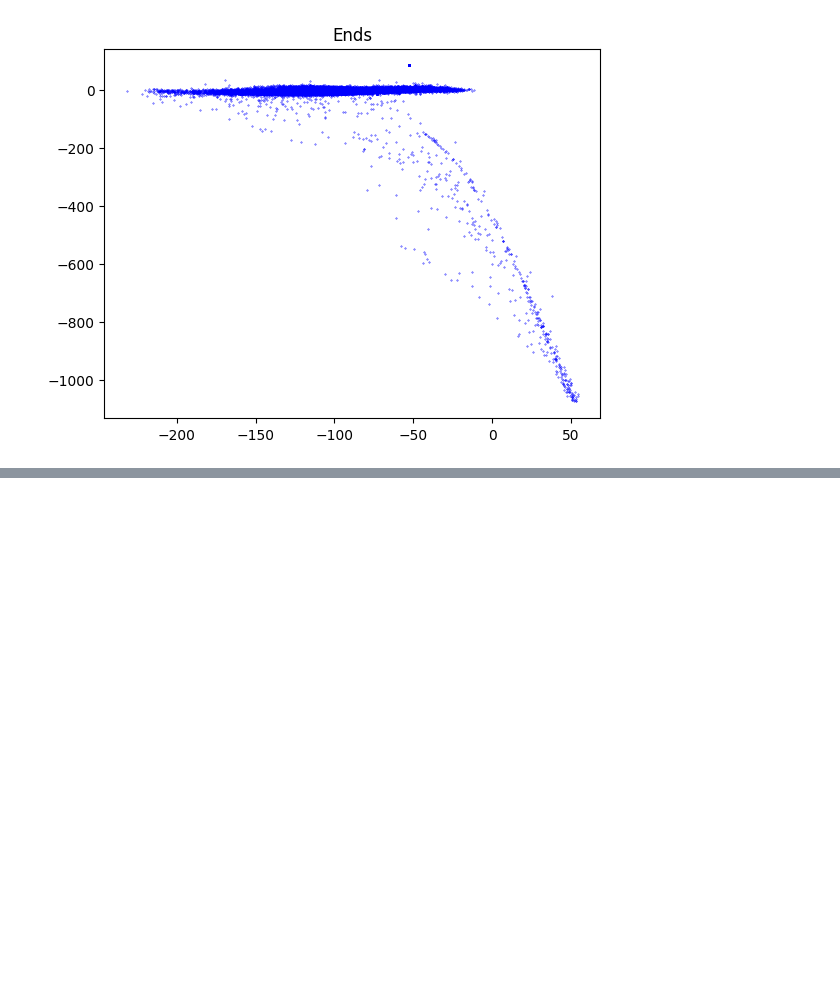
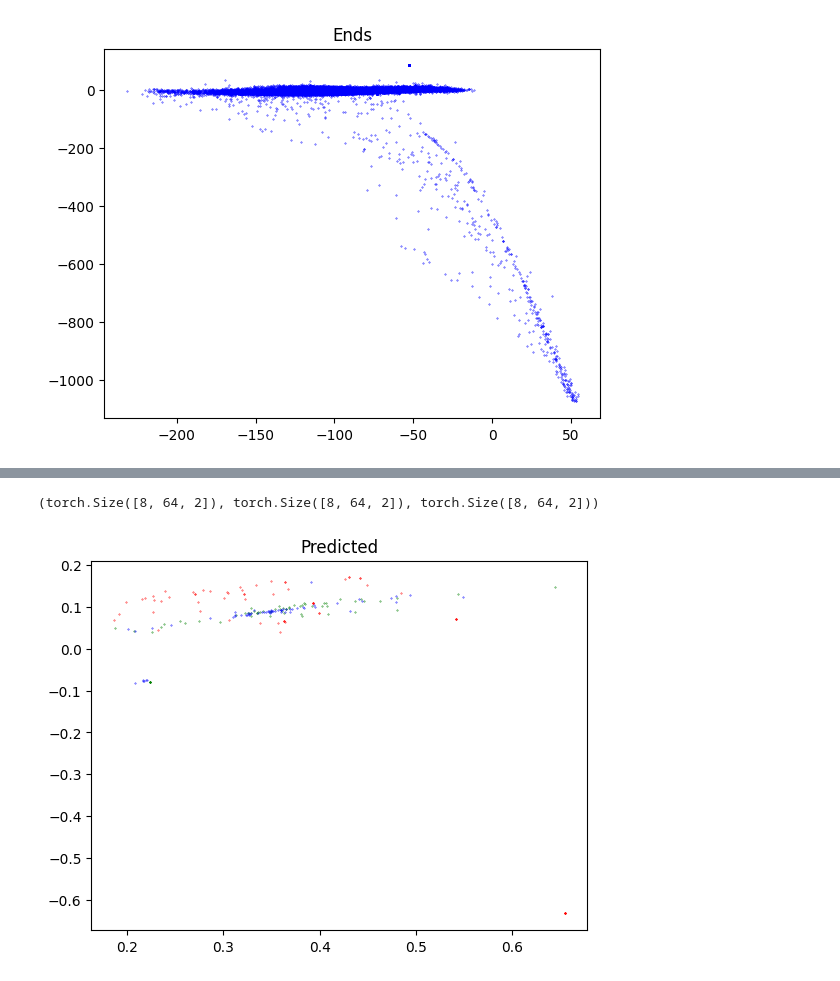
Before and after one commit to rcpaffenroth/iterativennsimple_extension, a Jupyter notebook: huggingface_surgery/notebooks/05-rcp-train-on-paths.ipynb, the cells around one changed output, grey strips where cells are left out. Saved outputs shown, nothing was run; the diff lists cells and outputs as text; code cells hidden in the pictures; blank space fills up the shorter version.

Commit message:
Working now for LSTM

```diff
--- a/huggingface_surgery/notebooks/05-rcp-train-on-paths.ipynb
+++ b/huggingface_surgery/notebooks/05-rcp-train-on-paths.ipynb
@@ -133,10 +149,12 @@ dataloader = DataLoader(dataset, batch_size=8)
 # %%
 # Run an LSTM on the data
 class LSTM(torch.nn.Module):
-    def __init__(self):
+    def __init__(self, hidden_size=64, num_layers=4, dropout=0.5):
         super().__init__()
-        self.lstm = torch.nn.LSTM(starts_mapped.shape[-1], ends_mapped.shape[-1], batch_first=True)
-        self.linear = torch.nn.Linear(ends_mapped.shape[-1], ends_mapped.shape[-1])
+        ic(starts_mapped.shape)
+        ic(ends_mapped.shape)
+        self.lstm = torch.nn.LSTM(starts_mapped.shape[-1], hidden_size, num_layers=num_layers, dropout=dropout, batch_first=True)
+        self.linear = torch.nn.Linear(hidden_size, ends_mapped.shape[-1])
 
     def forward(self, x):
         x, _ = self.lstm(x)
@@ -144,25 +162,4 @@ class LSTM(torch.nn.Module):
         return x
 
 model = LSTM()
-
-# Train the model
-optimizer = torch.optim.Adam(model.parameters(), lr=1e-3)
-loss_fn = torch.nn.MSELoss()
-
-# use the accelerator for distributed training
-accelerator = Accelerator()
-model, optimizer, dataloader = accelerator.prepare(model, optimizer, dataloader)
-torch.cuda.empty_cache()
-
-for epoch in range(1):
-    for i, (start, end) in enumerate(dataloader):
-        optimizer.zero_grad()
-        ic(start.shape)
-        ic(end.shape)
-        out = model(start)
-        loss = loss_fn(out, end)
-        loss.backward()
-        optimizer.step()
-        if i % 10 == 0:
-            print(f'epoch: {epoch}, batch: {i}, loss: {loss}')
 # %% [output]
@@ -171,0 +204,17 @@ OutOfMemoryError: CUDA out of memory. Tried to allocate 15.26 GiB. GPU 0 has a t
+# %%
+# get a single sample from the dataloader and predict the path
+start, end = next(iter(dataloader))
+
+# predict the path
+pred = model(start)
+# %%
+start.shape, end.shape, pred.shape
+# %% [output]
+(torch.Size([8, 64, 2]), torch.Size([8, 64, 2]), torch.Size([8, 64, 2]))
+# %%
+plt.scatter(*start[0].detach().cpu().T, s=0.1, c='r')
+plt.scatter(*end[0].detach().cpu().T, s=0.1, c='g')
+plt.scatter(*pred[0].detach().cpu().T, s=0.1, c='b')
+plt.show()
+# %% [output]
+[figure, added]
```
Also changed, not shown: parts of 8 cells of this notebook, 2 other files.
